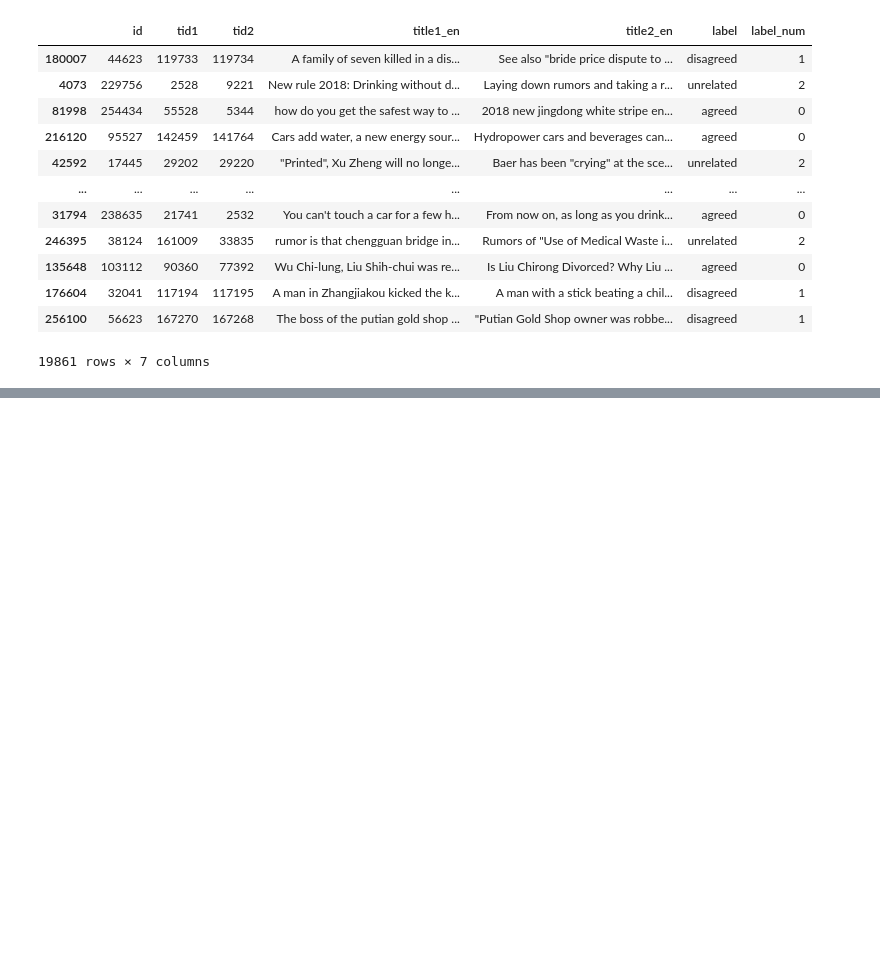
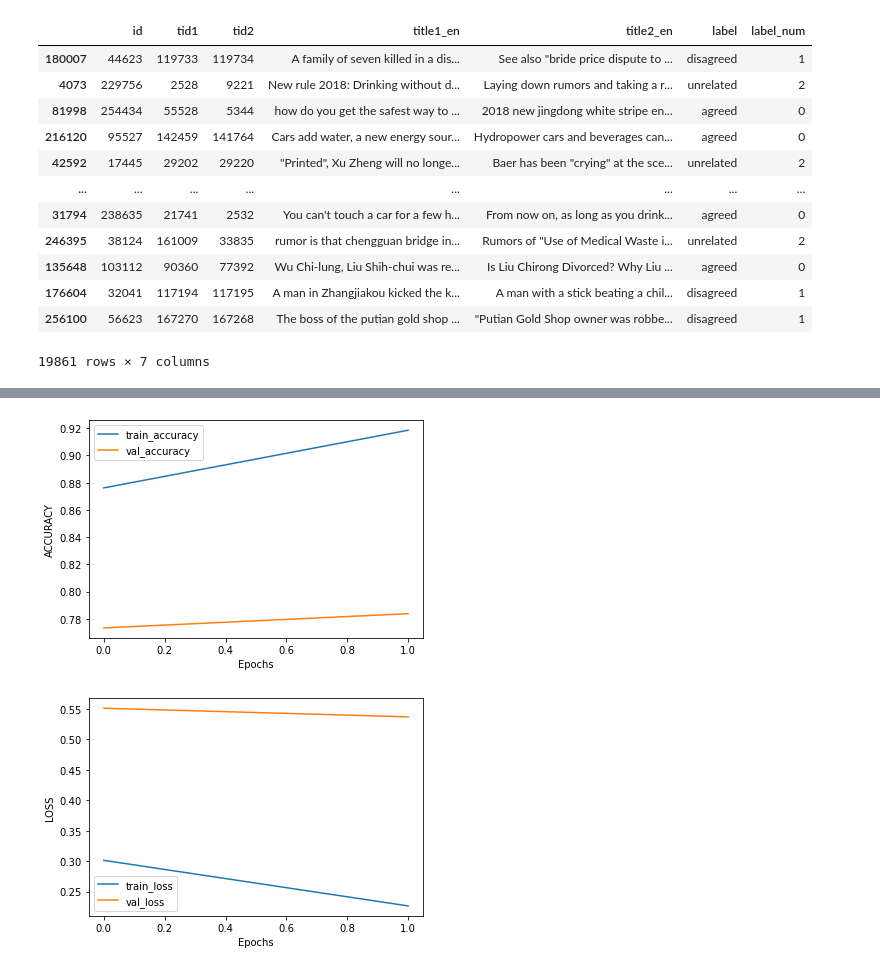
Before and after one commit to Yale-Li/social-network-analysis-proj2, a Jupyter notebook: BERT.ipynb, the cells around one changed output, grey strips where cells are left out. Cells and saved outputs as stored; diff of their text form; code cells hidden in the pictures; blank space fills up the shorter version.

```diff
--- a/BERT.ipynb
+++ b/BERT.ipynb
@@ -219,7 +222,7 @@ with strategy.scope():
     model.compile(
         optimizer=tf.keras.optimizers.Adam(),
         loss="categorical_crossentropy",
-        metrics=["acc"],
+        metrics=["accuracy"],
     )
 
 model.summary()
@@ -251,7 +265,7 @@ ________________________________________________________________________________
 history = model.fit(
     train_data,
     validation_data=valid_data,
-    epochs=3,
+    epochs=10,
     use_multiprocessing=True,
     workers=-1,
 )
@@ -311,0 +329,18 @@ Be aware, overflowing tokens are not returned for the setting you have chosen, i
+# %%
+# Unfreezez the bert_model.
+bert_model.trainable = True
+# Recompile the model to make the change effective.
+model.compile(
+    optimizer=tf.keras.optimizers.Adam(1e-5),
+    loss="categorical_crossentropy",
+    metrics=["accuracy"],
+)
+model.summary()
+
+history = model.fit(
+    train_data,
+    validation_data=valid_data,
+    epochs=2,
+    use_multiprocessing=True,
+    workers=-1,
+)
@@ -311,0 +418,7 @@ Be aware, overflowing tokens are not returned for the setting you have chosen, i
+# %%
+import plot
+plot.plot_history(history, 'accuracy', 'val_accuracy')
+plot.plot_history(history, 'loss', 'val_loss')
+# %% [output]
+[figure, added]
+[figure, added]
```
Also changed, not shown: parts of 8 cells of this notebook, 3 other files.
